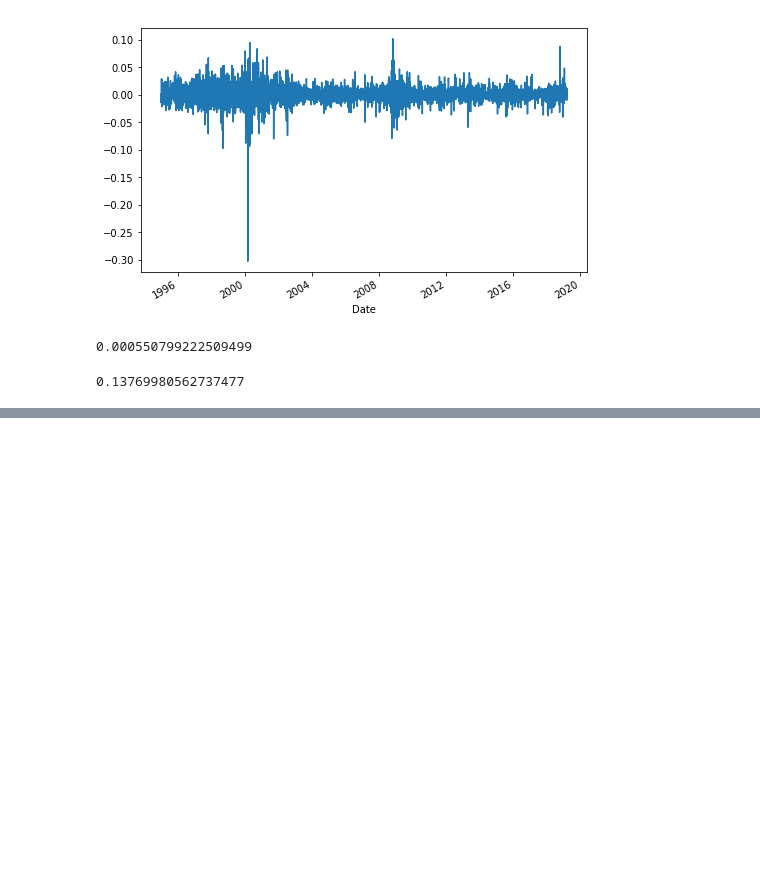
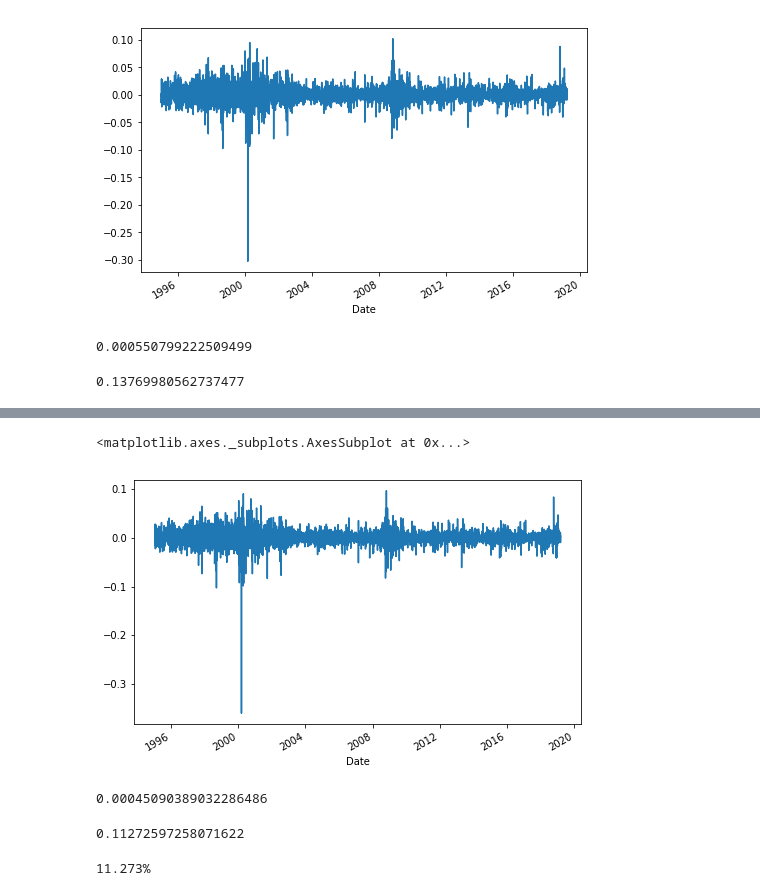
Before and after one commit to aminhp93/python-for-finance-investment-fundamentals-data-analytics, a Jupyter notebook: 054-applied-finance.ipynb, the cells around one changed output, grey strips where cells are left out. Saved outputs shown, nothing was run; the diff lists cells and outputs as text; code cells hidden in the pictures; blank space fills up the shorter version.

```diff
--- a/054-applied-finance.ipynb
+++ b/054-applied-finance.ipynb
@@ -70,0 +85,3 @@ avg_returns_a
+# %%
+PG['log_return'] = np.log(PG['Adj Close'] / PG['Adj Close'].shift(1))
+print(PG['log_return'])
@@ -70,0 +106,19 @@ avg_returns_a
+# %%
+PG['log_return'].plot(figsize=(8,5))
+# %% [output]
+<matplotlib.axes._subplots.AxesSubplot at 0x...>
+[figure, added]
+# %%
+log_return_d = PG['log_return'].mean()
+log_return_d
+# %% [output]
+0.00045090389032286486
+# %%
+log_return_a = PG['log_return'].mean() * 250
+log_return_a
+# %% [output]
+0.11272597258071622
+# %%
+print(str(round(log_return_a, 5) * 100) + '%')
+# %% [output]
+11.273%
```
Also changed, not shown: parts of 3 cells of this notebook, 1 other file.
